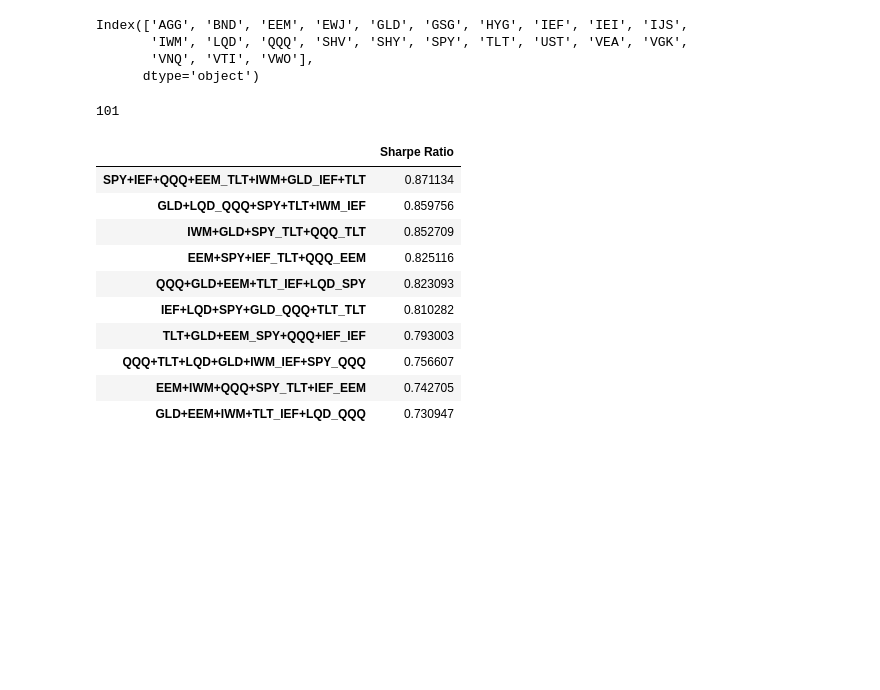
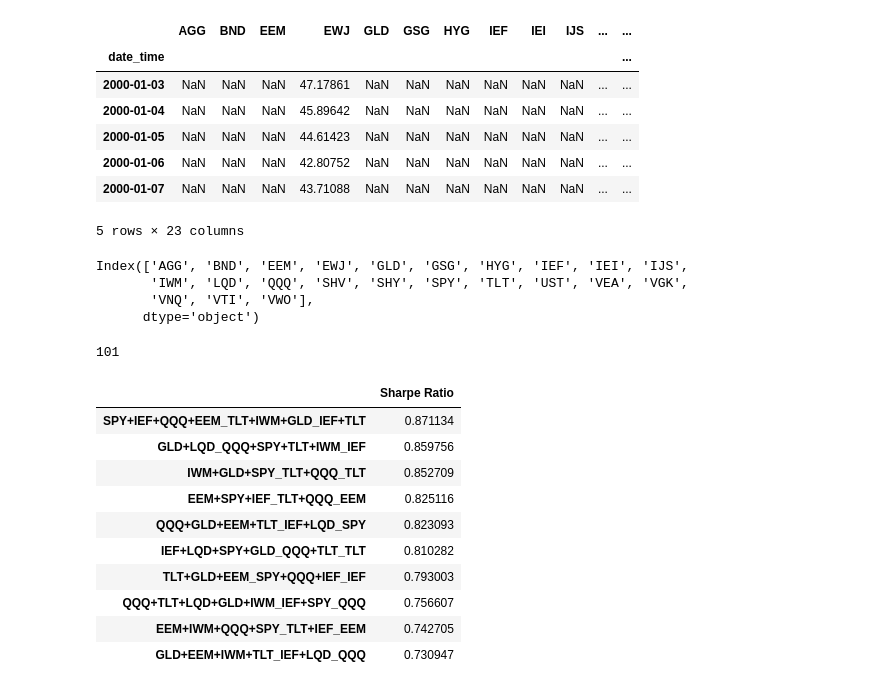
Before and after one commit to javiow/ugel, a Jupyter notebook: notebook/prt_3.ipynb, the cells around one changed output. Saved outputs shown, nothing was run; the diff lists cells and outputs as text; code cells hidden in the pictures; blank space fills up the shorter version.

```diff
--- a/notebook/prt_3.ipynb
+++ b/notebook/prt_3.ipynb
@@ -110,6 +110,17 @@ price_df = all_ticker_price_df[['QQQ', 'IEF']].dropna()
 
 individual_port_val_df = price_df / price_df.iloc[0] * [0.5, 0.5]
 result_portval_dict['buy_and_hold'] = individual_port_val_df.sum(axis=1)
+# %%
+all_ticker_price_df.head()
+# %% [output]
+|  | AGG | BND | EEM | EWJ | GLD | GSG | HYG | IEF | IEI | IJS | ... | ... |
+| date_time |  |  |  |  |  |  |  |  |  |  |  | ... |
+| 2000-01-03 | NaN | NaN | NaN | 47.17861 | NaN | NaN | NaN | NaN | NaN | NaN | ... | ... |
+| 2000-01-04 | NaN | NaN | NaN | 45.89642 | NaN | NaN | NaN | NaN | NaN | NaN | ... | ... |
+| 2000-01-05 | NaN | NaN | NaN | 44.61423 | NaN | NaN | NaN | NaN | NaN | NaN | ... | ... |
+| 2000-01-06 | NaN | NaN | NaN | 42.80752 | NaN | NaN | NaN | NaN | NaN | NaN | ... | ... |
+| 2000-01-07 | NaN | NaN | NaN | 43.71088 | NaN | NaN | NaN | NaN | NaN | NaN | ... | ... |
+5 rows × 23 columns
 # %%
 all_ticker_price_df.columns
 # %% [output]
```
Also changed, not shown: 2 other files.
